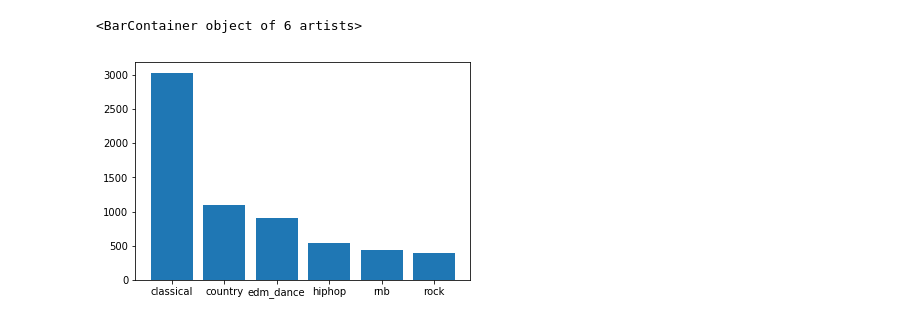
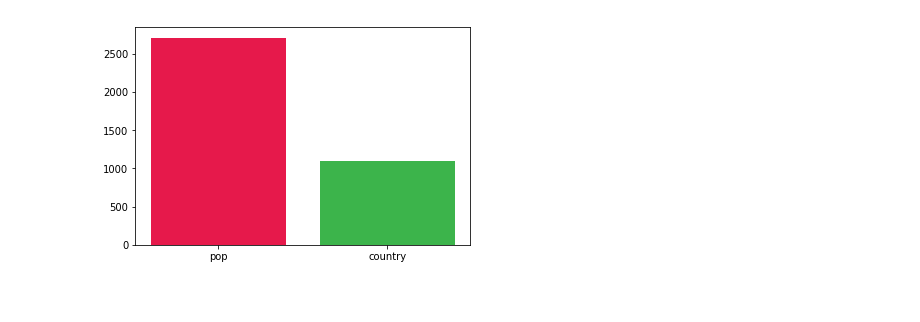
Before and after one commit to ml-project-group-8/music-genre-predictor, a Jupyter notebook: Visualization.ipynb, the cells around one changed output. Cells and saved outputs as stored; diff of their text form; code cells hidden in the pictures.

```diff
--- a/Visualization.ipynb
+++ b/Visualization.ipynb
@@ -4,7 +5,10 @@ import matplotlib.pyplot as plt
 # %%
+pop_df = pd.read_csv("data/pop.csv")
 df = pd.read_csv("data/final.csv")
+df = df.append(pop_df)
 df = df.rename(str.title, axis="columns")
 df = df.drop(columns=["Unnamed: 0"])
+df = df[((df["Genre"] == "pop") | (df["Genre"] ==  "country"))]
 genres = df["Genre"].unique()
 unique_colors = [
     '#e6194b', '#3cb44b', '#ffe119', '#4363d8', '#f58231', '#911eb4', '#46f0f0', '#f032e6', '#bcf60c', '#fabebe', '#008080', '#e6beff', '#9a6324', '#fffac8', '#800000', '#aaffc3', '#808000', '#ffd8b1', '#000075', '#808080'
@@ -14,6 +18,7 @@ i = 0
 for genre in genres:
     colors[genre] = unique_colors[i]
     i+=1
+colors_list = [colors[genre] for genre in genres]
 df.head()
 # %% [output]
 |  | Genre | Id | Popularity | Is_Exp | Name | Artist | Danceability | Energy | Key | Loudness | ... |
@@ -30,7 +35,9 @@ meta_cols = ["Id","Popularity","Name","Artist"]
 X,y,meta = df[x_cols],df[y_cols].iloc[:,0],df[meta_cols]
 # %%
 hist_data = dict(y.value_counts())
-plt.bar(hist_data.keys(), hist_data.values())
+keys = list(hist_data.keys())
+vals = list(hist_data.values())
+plt.bar(keys,vals ,color=colors_list)
+plt.show()
 # %% [output]
-<BarContainer object of 6 artists>
-[figure, old version]
+[figure, new version]
```
Also changed, not shown: parts of 8 cells of this notebook.
